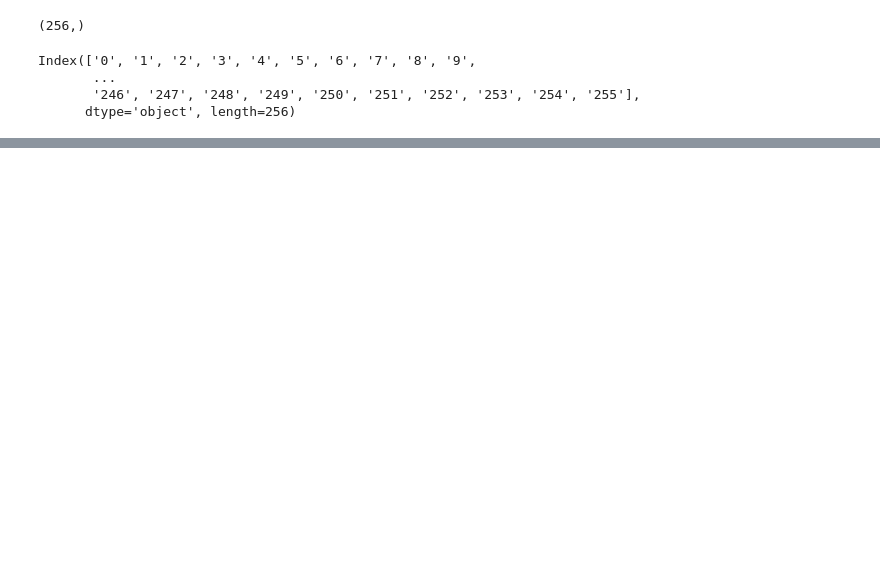
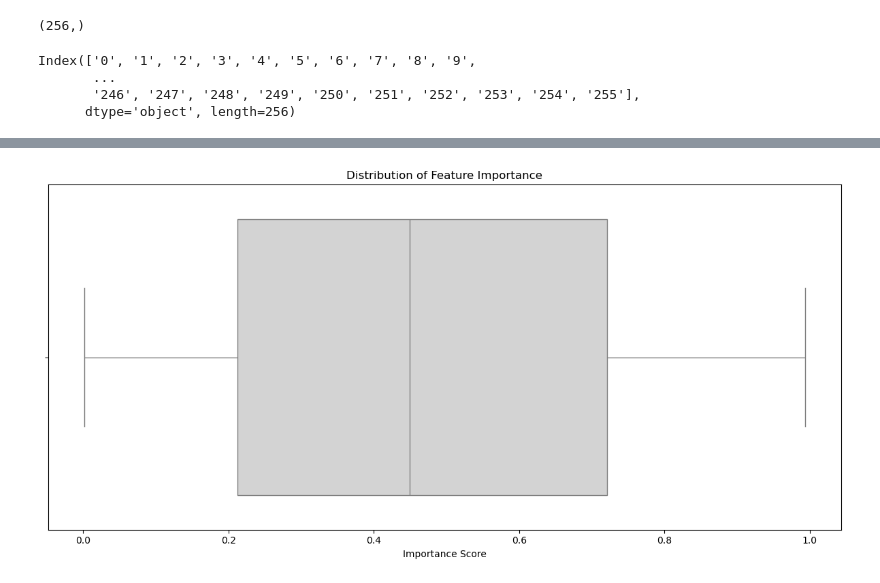
Before and after one commit to hiutinn/Quic_traffic_classifier_example, a Jupyter notebook: features_selection/256/random_forest_importance.ipynb, the cells around one changed output, grey strips where cells are left out. Saved outputs shown, nothing was run; the diff lists cells and outputs as text; code cells hidden in the pictures; blank space fills up the shorter version.

```diff
--- a/features_selection/256/random_forest_importance.ipynb
+++ b/features_selection/256/random_forest_importance.ipynb
@@ -85,3 +104,13 @@ Index([ 17,  14,  15,  13,  19,  16,  18,  12,  23,  21,
+# %%
+# Vẽ biểu đồ hộp với Seaborn
+plt.figure(figsize=(12, 6))
+sns.boxplot(x=feature_importances_df["importance"], color='lightgray')
+plt.xlabel('Importance Score')
+plt.title('Distribution of Feature Importance')
+plt.tight_layout()
+plt.show()
+# %% [output]
+[figure, added]
 # %%
 # Xác định số đặc trưng sẽ giữ lại để train  model
 k = 128
```
Also changed, not shown: parts of 7 cells of this notebook, 12 other files.
